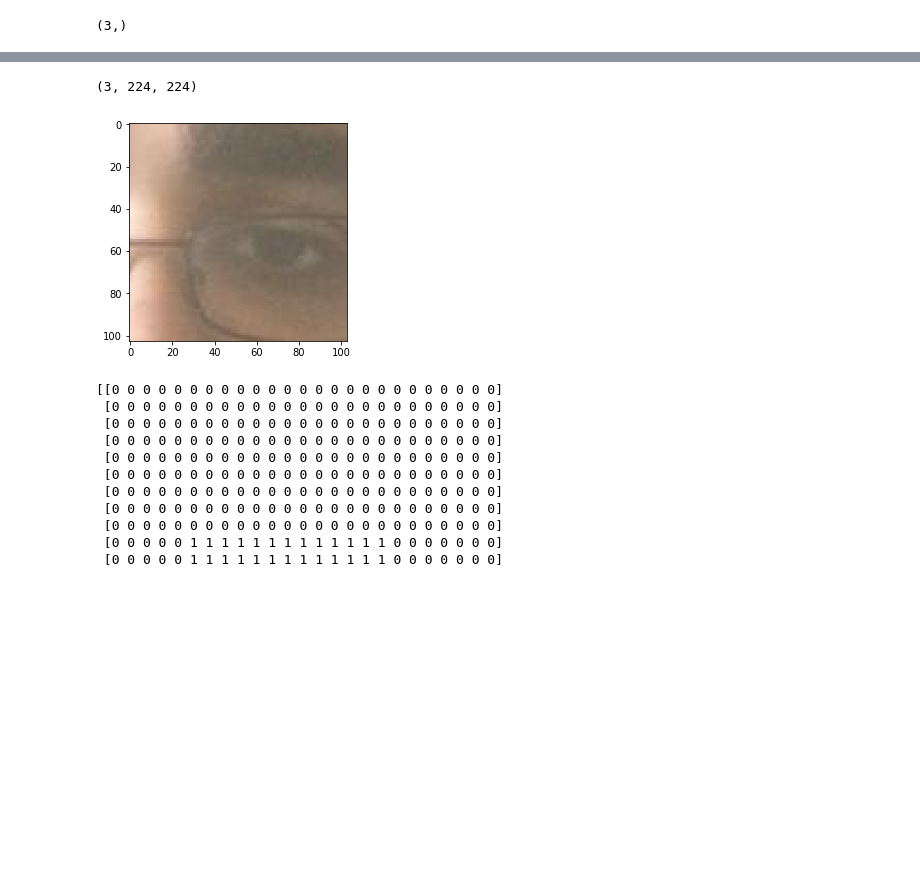
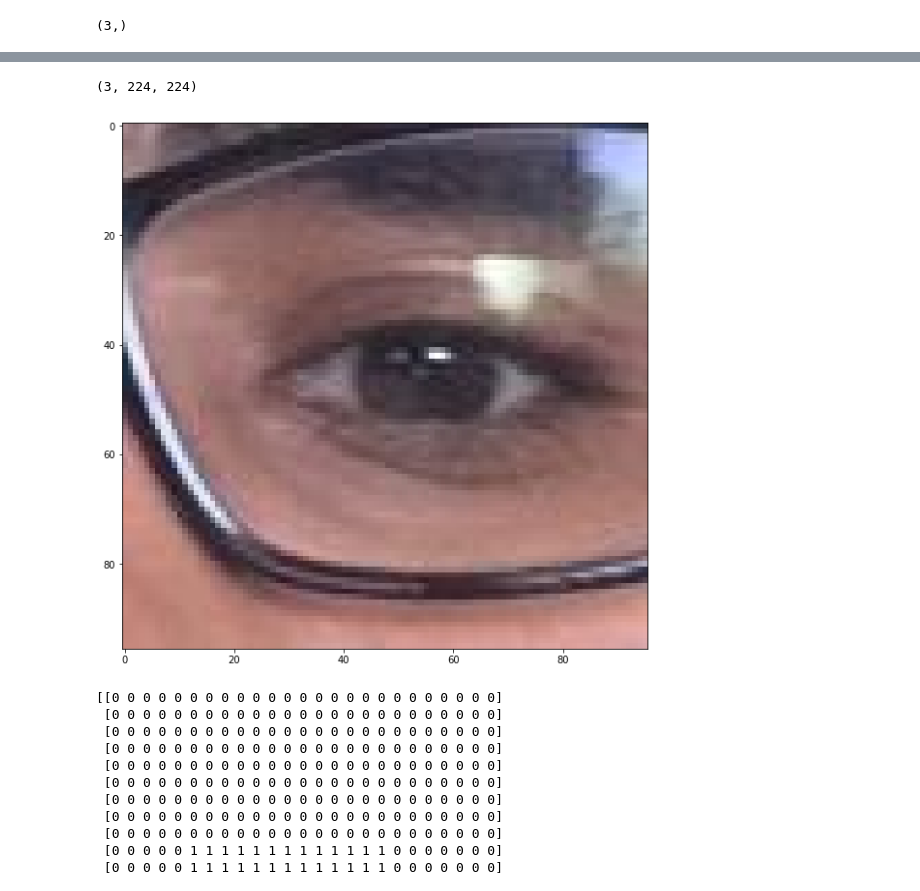
Before and after one commit to Siddhant24/GazeModel, a Jupyter notebook: model.ipynb, the cells around one changed output, grey strips where cells are left out. Saved outputs shown, nothing was run; the diff lists cells and outputs as text; code cells hidden in the pictures; blank space fills up the shorter version.

```diff
--- a/model.ipynb
+++ b/model.ipynb
@@ -85,7 +85,7 @@ net.blobs['facegrid'].reshape(1,        # batch size
                           1, 1)
 # %%
 # load image_face
-face = caffe.io.load_image('appleFace00002/00000.jpg')
+face = caffe.io.load_image('appleFace00003/00000.jpg')
 transformed_image_face = transformer_image_face.preprocess('image_face', face)
 plt.imshow(face)
 # %% [output]
@@ -94,6 +94,6 @@ plt.imshow(face)
 # %%
 # load image right eye
-right_eye = caffe.io.load_image('appleRightEye00002/00000.jpg')
+right_eye = caffe.io.load_image('appleRightEye00003/00000.jpg')
 transformed_image_right = transformer_image_right.preprocess('image_right', right_eye)
 plt.imshow(right_eye)
 # %% [output]
@@ -102,12 +102,12 @@ plt.imshow(right_eye)
 # %%
 # load image left eye
-left_eye = caffe.io.load_image('appleLeftEye00002/00000.jpg')
+left_eye = caffe.io.load_image('appleLeftEye00003/00000.jpg')
 transformed_image_left = transformer_image_left.preprocess('image_left', left_eye)
 plt.imshow(left_eye)
 print(transformed_image_left.shape)
 # %% [output]
 (3, 224, 224)
-[figure, old version]
+[figure, new version]
 # %%
 # load facegrid
 facegrid = scipy.io.loadmat('facegrid00002.mat')['labelFaceGrid'].T
```
Also changed, not shown: parts of 3 cells of this notebook.
